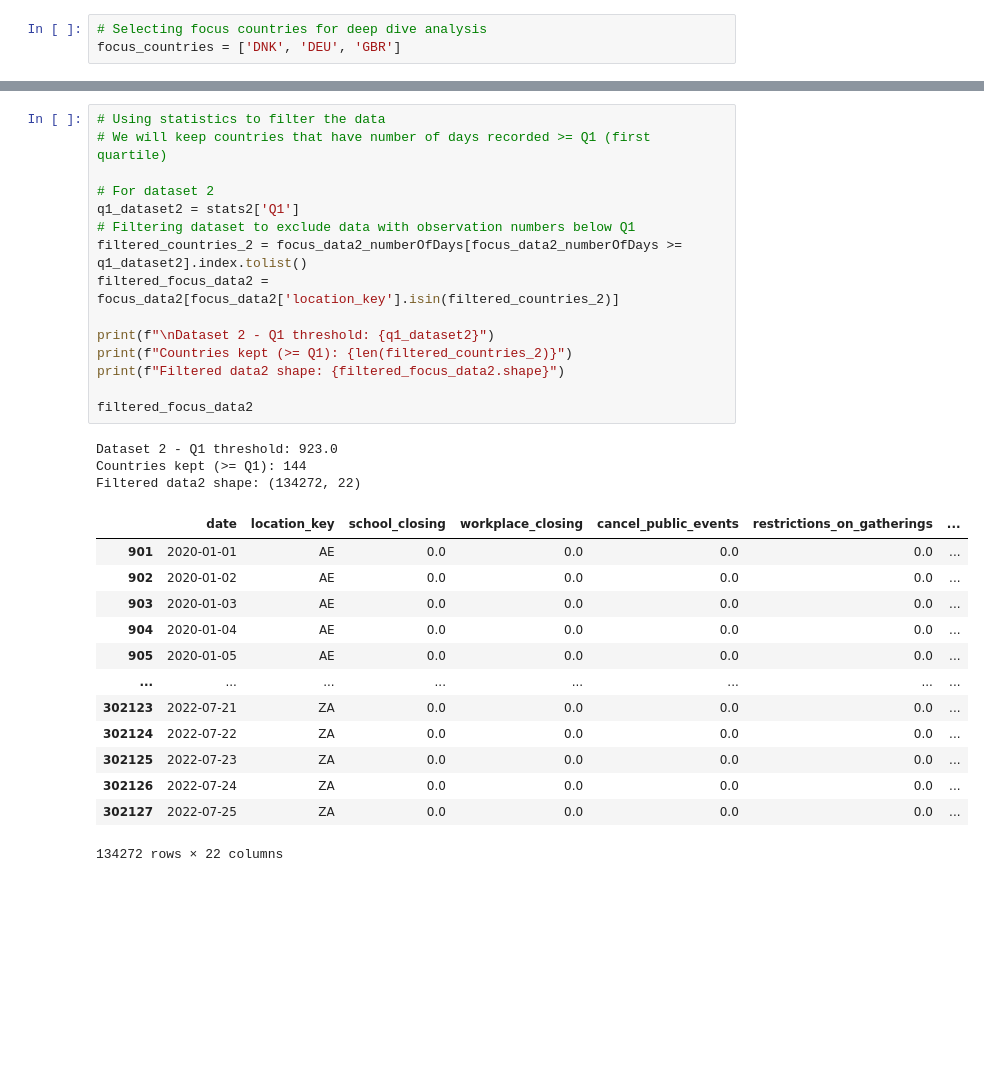
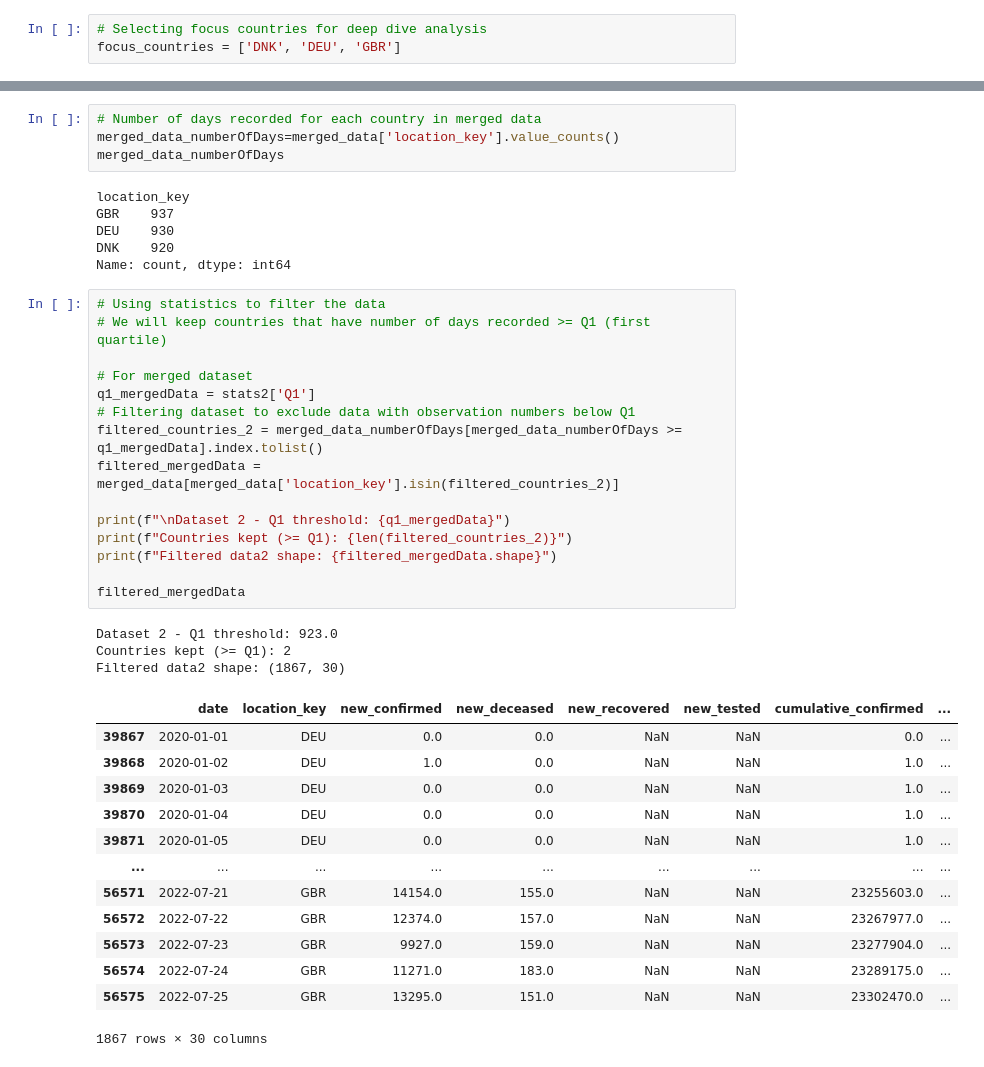
Before and after one commit to vichalder/final_project, a Jupyter notebook: notebooks/Data_cleaning_and_merging.ipynb, the cells around one changed output, grey strips where cells are left out. Saved outputs shown, nothing was run; the diff lists cells and outputs as text; blank space fills up the shorter version.

```diff
--- a/notebooks/Data_cleaning_and_merging.ipynb
+++ b/notebooks/Data_cleaning_and_merging.ipynb
@@ -392,32 +387,42 @@ merged_data
+# %%
+# Number of days recorded for each country in merged data
+merged_data_numberOfDays=merged_data['location_key'].value_counts()
+merged_data_numberOfDays
+# %% [output]
+location_key
+GBR    937
+DEU    930
+DNK    920
+Name: count, dtype: int64
 # %%
 # Using statistics to filter the data
 # We will keep countries that have number of days recorded >= Q1 (first quartile)
 
-# For dataset 2
-q1_dataset2 = stats2['Q1']
+# For merged dataset
+q1_mergedData = stats2['Q1']
 # Filtering dataset to exclude data with observation numbers below Q1
-filtered_countries_2 = focus_data2_numberOfDays[focus_data2_numberOfDays >= q1_dataset2].index.tolist()
-filtered_focus_data2 = focus_data2[focus_data2['location_key'].isin(filtered_countries_2)]
+filtered_countries_2 = merged_data_numberOfDays[merged_data_numberOfDays >= q1_mergedData].index.tolist()
+filtered_mergedData = merged_data[merged_data['location_key'].isin(filtered_countries_2)]
 
-print(f"\nDataset 2 - Q1 threshold: {q1_dataset2}")
+print(f"\nDataset 2 - Q1 threshold: {q1_mergedData}")
 print(f"Countries kept (>= Q1): {len(filtered_countries_2)}")
-print(f"Filtered data2 shape: {filtered_focus_data2.shape}")
+print(f"Filtered data2 shape: {filtered_mergedData.shape}")
 
-filtered_focus_data2
+filtered_mergedData
 # %% [output]
 Dataset 2 - Q1 threshold: 923.0
-Countries kept (>= Q1): 144
-Filtered data2 shape: (134272, 22)
+Countries kept (>= Q1): 2
+Filtered data2 shape: (1867, 30)
-|  | date | location_key | school_closing | workplace_closing | cancel_public_events | restrictions_on_gatherings | ... |
-| 901 | 2020-01-01 | AE | 0.0 | 0.0 | 0.0 | 0.0 | ... |
-| 902 | 2020-01-02 | AE | 0.0 | 0.0 | 0.0 | 0.0 | ... |
-| 903 | 2020-01-03 | AE | 0.0 | 0.0 | 0.0 | 0.0 | ... |
-| 904 | 2020-01-04 | AE | 0.0 | 0.0 | 0.0 | 0.0 | ... |
-| 905 | 2020-01-05 | AE | 0.0 | 0.0 | 0.0 | 0.0 | ... |
-| ... | ... | ... | ... | ... | ... | ... | ... |
-| 302123 | 2022-07-21 | ZA | 0.0 | 0.0 | 0.0 | 0.0 | ... |
-| 302124 | 2022-07-22 | ZA | 0.0 | 0.0 | 0.0 | 0.0 | ... |
-| 302125 | 2022-07-23 | ZA | 0.0 | 0.0 | 0.0 | 0.0 | ... |
-| 302126 | 2022-07-24 | ZA | 0.0 | 0.0 | 0.0 | 0.0 | ... |
-| 302127 | 2022-07-25 | ZA | 0.0 | 0.0 | 0.0 | 0.0 | ... |
+|  | date | location_key | new_confirmed | new_deceased | new_recovered | new_tested | cumulative_confirmed | ... |
+| 39867 | 2020-01-01 | DEU | 0.0 | 0.0 | NaN | NaN | 0.0 | ... |
+| 39868 | 2020-01-02 | DEU | 1.0 | 0.0 | NaN | NaN | 1.0 | ... |
+| 39869 | 2020-01-03 | DEU | 0.0 | 0.0 | NaN | NaN | 1.0 | ... |
+| 39870 | 2020-01-04 | DEU | 0.0 | 0.0 | NaN | NaN | 1.0 | ... |
+| 39871 | 2020-01-05 | DEU | 0.0 | 0.0 | NaN | NaN | 1.0 | ... |
+| ... | ... | ... | ... | ... | ... | ... | ... | ... |
+| 56571 | 2022-07-21 | GBR | 14154.0 | 155.0 | NaN | NaN | 23255603.0 | ... |
+| 56572 | 2022-07-22 | GBR | 12374.0 | 157.0 | NaN | NaN | 23267977.0 | ... |
+| 56573 | 2022-07-23 | GBR | 9927.0 | 159.0 | NaN | NaN | 23277904.0 | ... |
+| 56574 | 2022-07-24 | GBR | 11271.0 | 183.0 | NaN | NaN | 23289175.0 | ... |
+| 56575 | 2022-07-25 | GBR | 13295.0 | 151.0 | NaN | NaN | 23302470.0 | ... |
-134272 rows × 22 columns
+1867 rows × 30 columns
```
Also changed, not shown: parts of 12 cells of this notebook.
